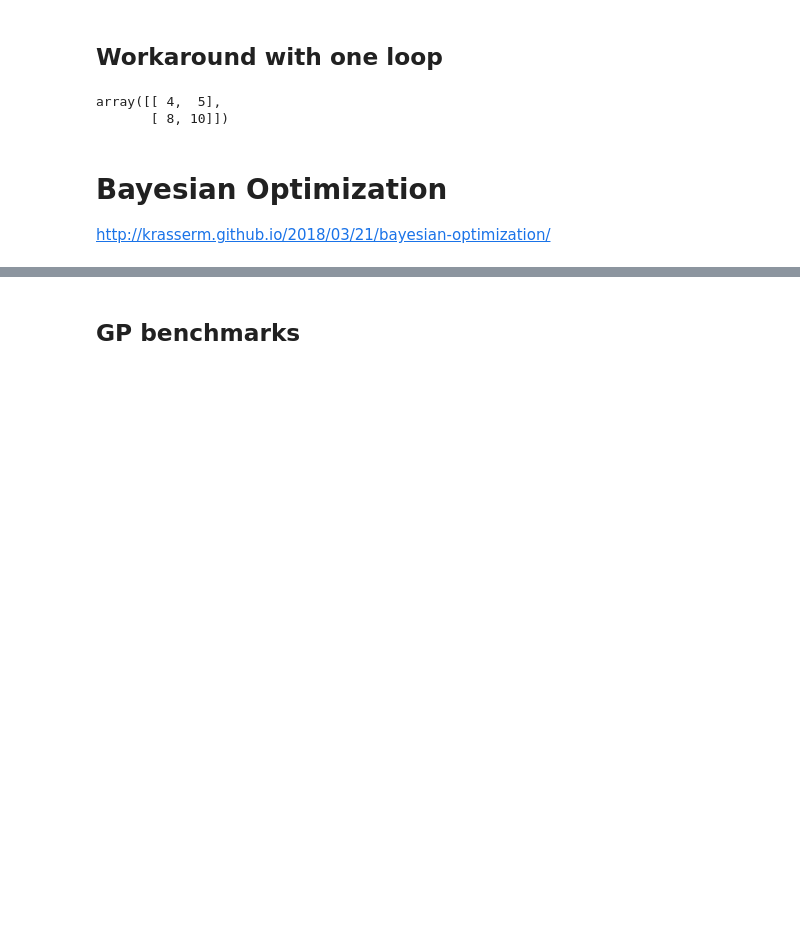
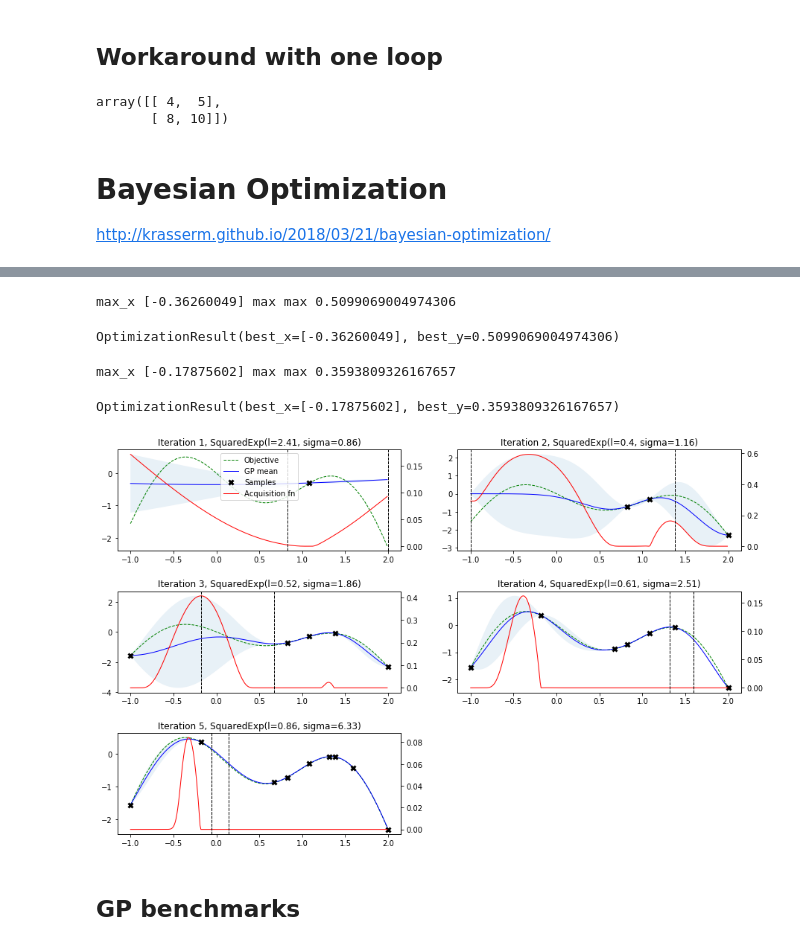
Before and after one commit to darthdeus/bopt, a Jupyter notebook: GP mojeopt.ipynb, the cells around one changed output, grey strips where cells are left out. Cells and saved outputs as stored; diff of their text form; code cells hidden in the pictures; blank space fills up the shorter version.

Commit message:
Parallel working :)

```diff
--- a/GP mojeopt.ipynb
+++ b/GP mojeopt.ipynb
@@ -348,3 +330,21 @@ OptimizationResult(best_x=[-0.27717184], best_y=0.4721275953656181)
+# %%
+import concurrent
+
+executor = concurrent.futures.ThreadPoolExecutor(max_workers=1)
+# %%
+def parallel_f(x):
+    return executor.submit(noisy_f, x)
+# %%
+bo_minimize(noisy_f, bounds)
+# %% [output]
+max_x [-0.36260049] max max 0.5099069004974306
+OptimizationResult(best_x=[-0.36260049], best_y=0.5099069004974306)
+# %%
+bo_plot_exploration_parallel(parallel_f, bounds, X_true=X_true, y_true=y_true, n_iter=10, n_parallel=2)
+# %% [output]
+max_x [-0.17875602] max max 0.3593809326167657
+OptimizationResult(best_x=[-0.17875602], best_y=0.3593809326167657)
+[figure, added]
 # %% [markdown]
 ## GP benchmarks
 # %%
```
Also changed, not shown: parts of 20 cells of this notebook, 10 other files.
